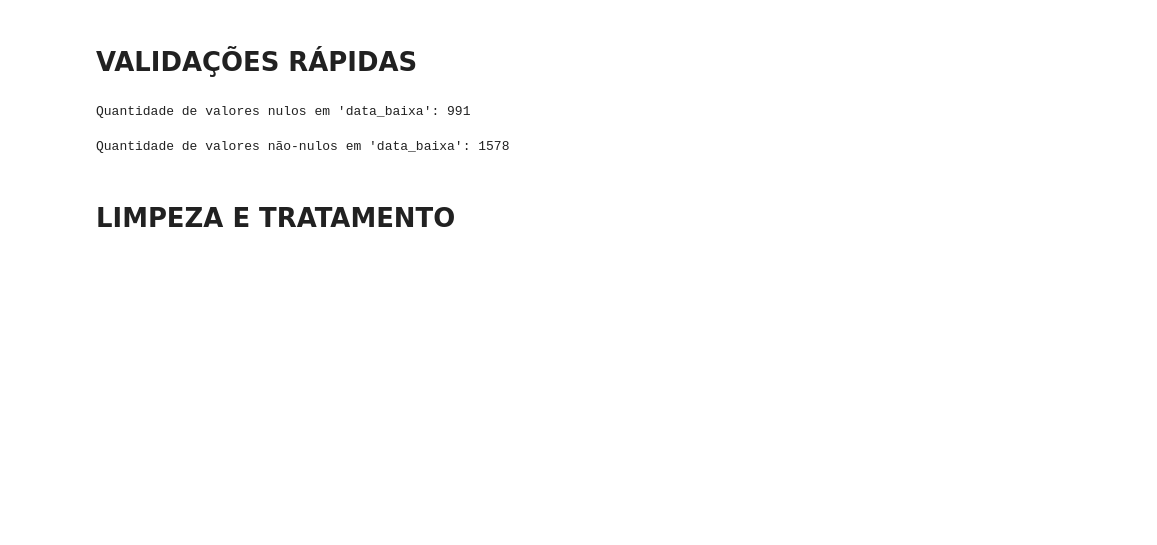
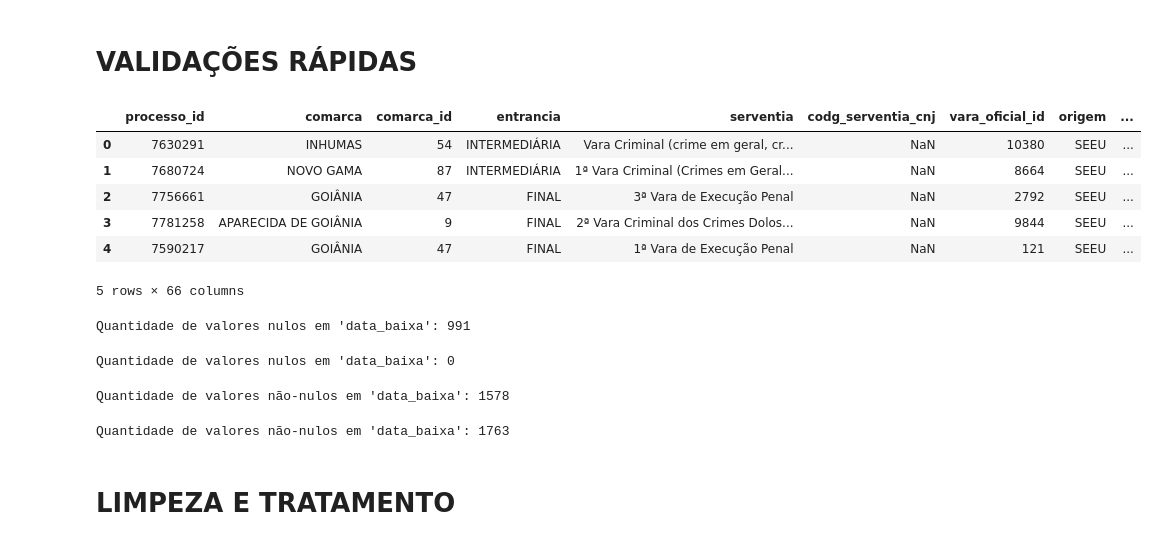
Before and after one commit to dvjuliocesar/TJGO_Projeto6_TxCong, a Jupyter notebook: tx_updated_atual.ipynb, the cells around one changed output. Saved outputs shown, nothing was run; the diff lists cells and outputs as text; code cells hidden in the pictures; blank space fills up the shorter version.

Commit message:
created the analysis for the comarca and serventia

```diff
--- a/tx_updated_atual.ipynb
+++ b/tx_updated_atual.ipynb
@@ -661,6 +661,16 @@ print(df.shape)
 (1906710, 66)
 # %% [markdown]
 # VALIDAÇÕES RÁPIDAS
+# %%
+df.head()
+# %% [output]
+|  | processo_id | comarca | comarca_id | entrancia | serventia | codg_serventia_cnj | vara_oficial_id | origem | ... |
+| 0 | 7630291 | INHUMAS | 54 | INTERMEDIÁRIA | Vara Criminal (crime em geral, cr... | NaN | 10380 | SEEU | ... |
+| 1 | 7680724 | NOVO GAMA | 87 | INTERMEDIÁRIA | 1ª Vara Criminal (Crimes em Geral... | NaN | 8664 | SEEU | ... |
+| 2 | 7756661 | GOIÂNIA | 47 | FINAL | 3ª Vara de Execução Penal | NaN | 2792 | SEEU | ... |
+| 3 | 7781258 | APARECIDA DE GOIÂNIA | 9 | FINAL | 2ª Vara Criminal dos Crimes Dolos... | NaN | 9844 | SEEU | ... |
+| 4 | 7590217 | GOIÂNIA | 47 | FINAL | 1ª Vara de Execução Penal | NaN | 121 | SEEU | ... |
+5 rows × 66 columns
 # %%
 pendentes = df[
     (df['nome_area_acao'] == 'civel') &
@@ -670,6 +680,16 @@ pendentes = df[
 print(f"Quantidade de valores nulos em 'data_baixa': {pendentes}")
 # %% [output]
 Quantidade de valores nulos em 'data_baixa': 991
+# %%
+# SERVENTIA
+pendentes = df[
+    (df['serventia'] == '1ª Vara (Cível, Criminal - crime em geral e exec penais - e da Inf e da Juv)') &
+    (df['comarca'] == 'GOIÁS')
+]['data_baixa'].isna().sum()
+
+print(f"Quantidade de valores nulos em 'data_baixa': {pendentes}")
+# %% [output]
+Quantidade de valores nulos em 'data_baixa': 0
 # %%
 baixados = df[
     (df['nome_area_acao'] == 'civel') &
@@ -679,6 +699,16 @@ baixados = df[
 print(f"Quantidade de valores não-nulos em 'data_baixa': {baixados}")
 # %% [output]
 Quantidade de valores não-nulos em 'data_baixa': 1578
+# %%
+# SERVENTIA
+baixados = df[
+    (df['serventia'] == '1ª Vara Cível') &
+    (df['comarca'] == 'ANÁPOLIS')
+]['data_baixa'].notna().sum()
+
+print(f"Quantidade de valores não-nulos em 'data_baixa': {baixados}")
+# %% [output]
+Quantidade de valores não-nulos em 'data_baixa': 1763
 # %% [markdown]
 # LIMPEZA E TRATAMENTO
 # %%
```
Also changed, not shown: parts of 9 cells of this notebook, 2 other files.
